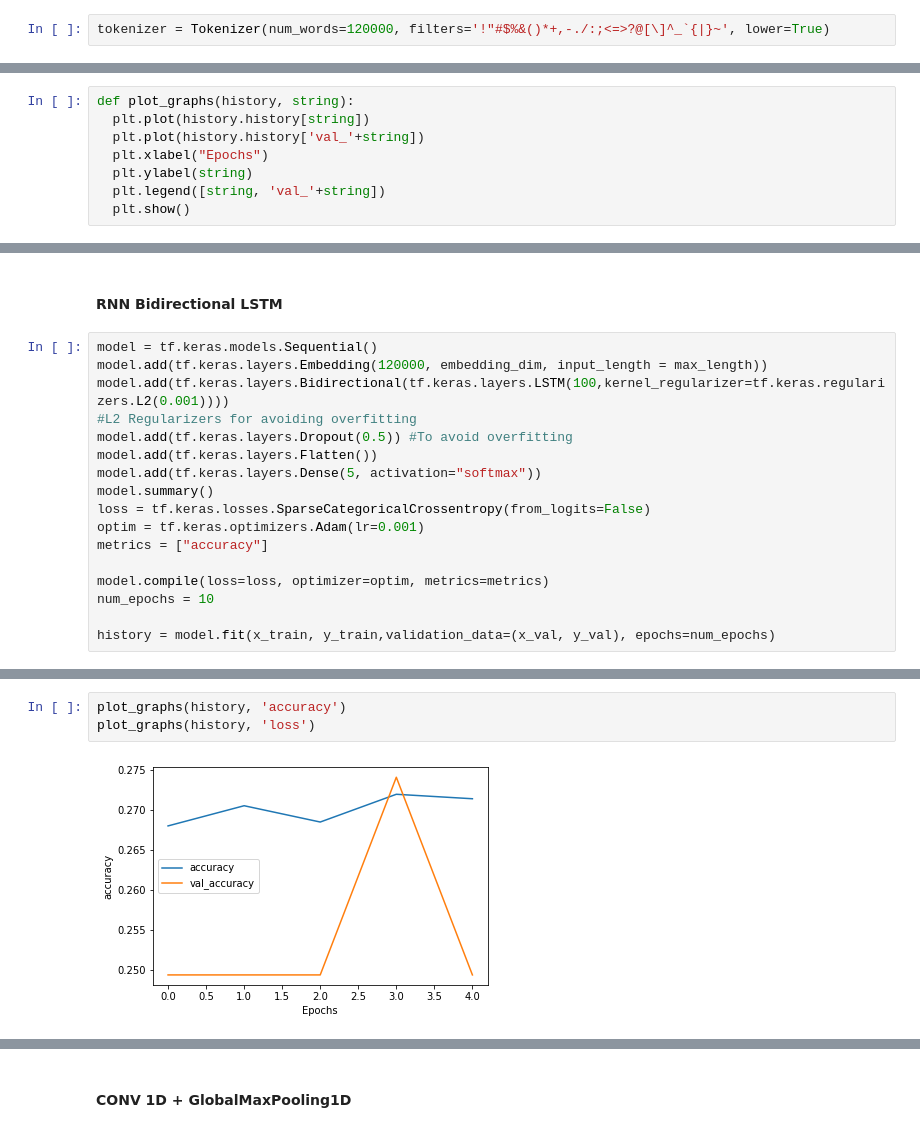
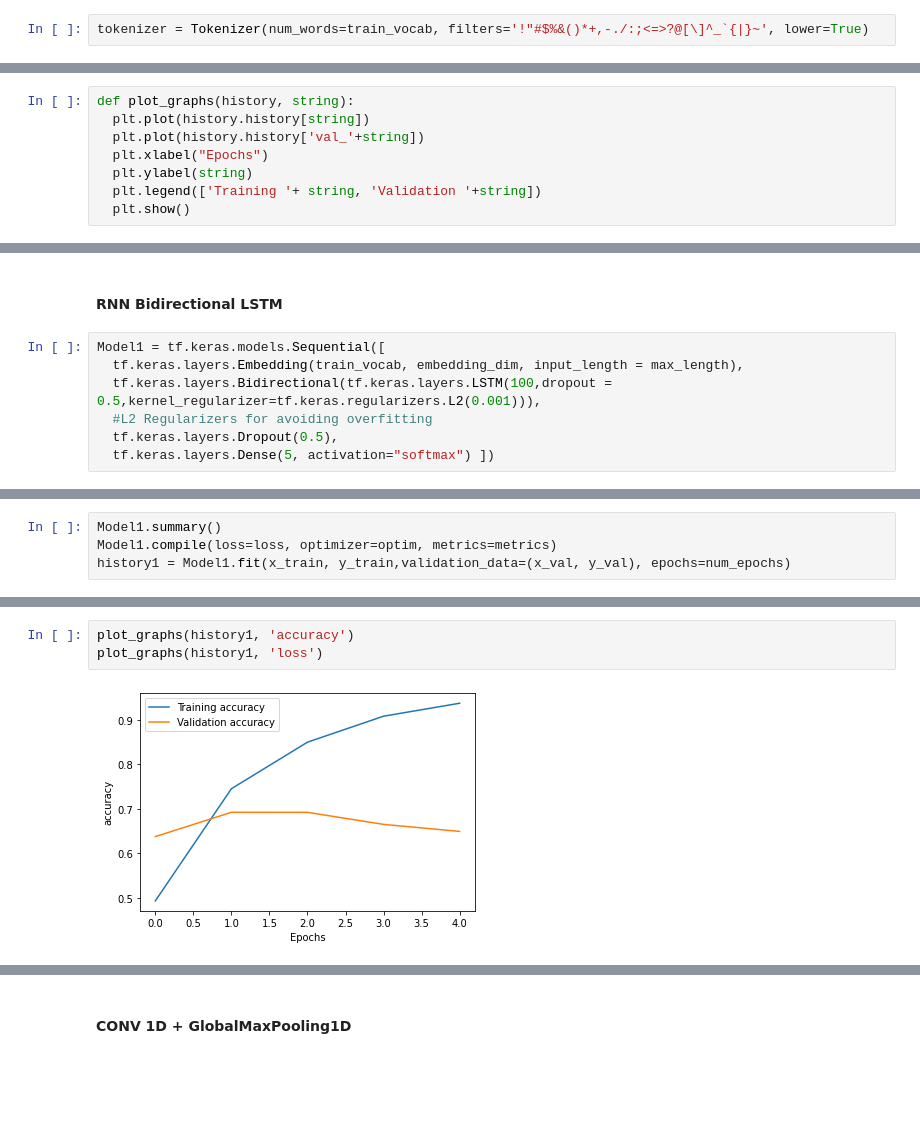
Before and after one commit to Apoorva-Bedekar/Twitter-Sentiment-Classification-using-Deep-Learning, a Jupyter notebook: DL_Project_21201694.ipynb, the cells around one changed output, grey strips where cells are left out. Cells and saved outputs as stored; diff of their text form; blank space fills up the shorter version.

```diff
--- a/DL_Project_21201694.ipynb
+++ b/DL_Project_21201694.ipynb
@@ -191,7 +185,7 @@ train_data.head()
 # %% [markdown]
 Removing special symbols
 # %%
-tokenizer = Tokenizer(num_words=120000, filters='!"#$%&()*+,-./:;<=>?@[\]^_`{|}~', lower=True)
+tokenizer = Tokenizer(num_words=train_vocab, filters='!"#$%&()*+,-./:;<=>?@[\]^_`{|}~', lower=True)
 # %%
 tokenizer.fit_on_texts(train_data['train_sentences'])
 tokenizer.fit_on_texts(test_data['test_sentences'])
@@ -267,6 +262,6 @@ def plot_graphs(history, string):
   plt.plot(history.history['val_'+string])
   plt.xlabel("Epochs")
   plt.ylabel(string)
-  plt.legend([string, 'val_'+string])
+  plt.legend(['Training '+ string, 'Validation '+string])
   plt.show()
 # %% [markdown]
@@ -280,19 +273,9 @@ def plot_graphs(history, string):
 # %% [markdown]
 #### RNN Bidirectional LSTM
 # %%
-model = tf.keras.models.Sequential()
-model.add(tf.keras.layers.Embedding(120000, embedding_dim, input_length = max_length))
-model.add(tf.keras.layers.Bidirectional(tf.keras.layers.LSTM(100,kernel_regularizer=tf.keras.regularizers.L2(0.001))))
-#L2 Regularizers for avoiding overfitting
-model.add(tf.keras.layers.Dropout(0.5)) #To avoid overfitting
-model.add(tf.keras.layers.Flatten())
-model.add(tf.keras.layers.Dense(5, activation="softmax"))
-model.summary()
-loss = tf.keras.losses.SparseCategoricalCrossentropy(from_logits=False)
-optim = tf.keras.optimizers.Adam(lr=0.001)
-metrics = ["accuracy"]
-
-model.compile(loss=loss, optimizer=optim, metrics=metrics)
-num_epochs = 10
-
-history = model.fit(x_train, y_train,validation_data=(x_val, y_val), epochs=num_epochs)
+Model1 = tf.keras.models.Sequential([
+  tf.keras.layers.Embedding(train_vocab, embedding_dim, input_length = max_length),
+  tf.keras.layers.Bidirectional(tf.keras.layers.LSTM(100,dropout = 0.5,kernel_regularizer=tf.keras.regularizers.L2(0.001))),
+  #L2 Regularizers for avoiding overfitting
+  tf.keras.layers.Dropout(0.5),
+  tf.keras.layers.Dense(5, activation="softmax") ])
@@ -316,0 +287,4 @@ Epoch 5/10
+# %%
+Model1.summary()
+Model1.compile(loss=loss, optimizer=optim, metrics=metrics)
+history1 = Model1.fit(x_train, y_train,validation_data=(x_val, y_val), epochs=num_epochs)
@@ -317,5 +309,5 @@ Epoch 5/10
 # %%
-plot_graphs(history, 'accuracy')
-plot_graphs(history, 'loss')
+plot_graphs(history1, 'accuracy')
+plot_graphs(history1, 'loss')
 # %% [output]
-[figure, old version]
+[figure, new version]
```
Also changed, not shown: parts of 31 cells of this notebook.
